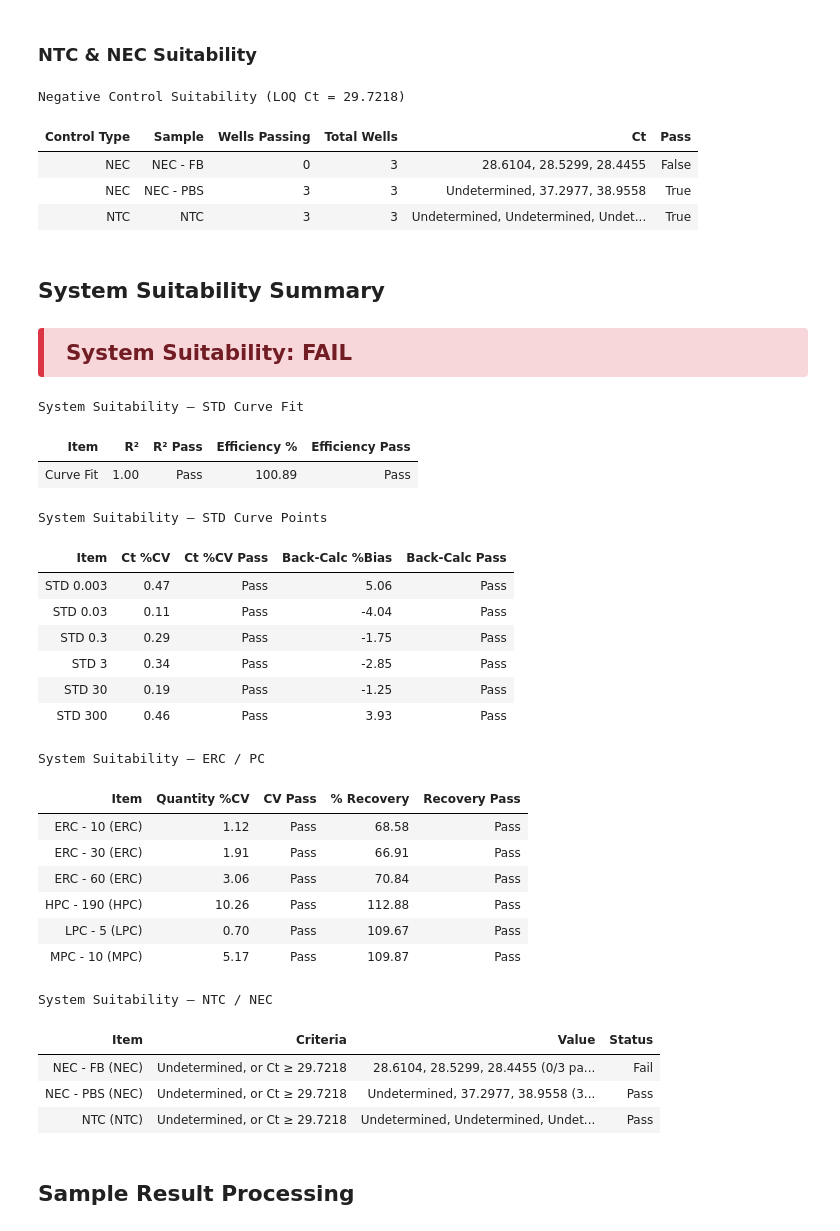
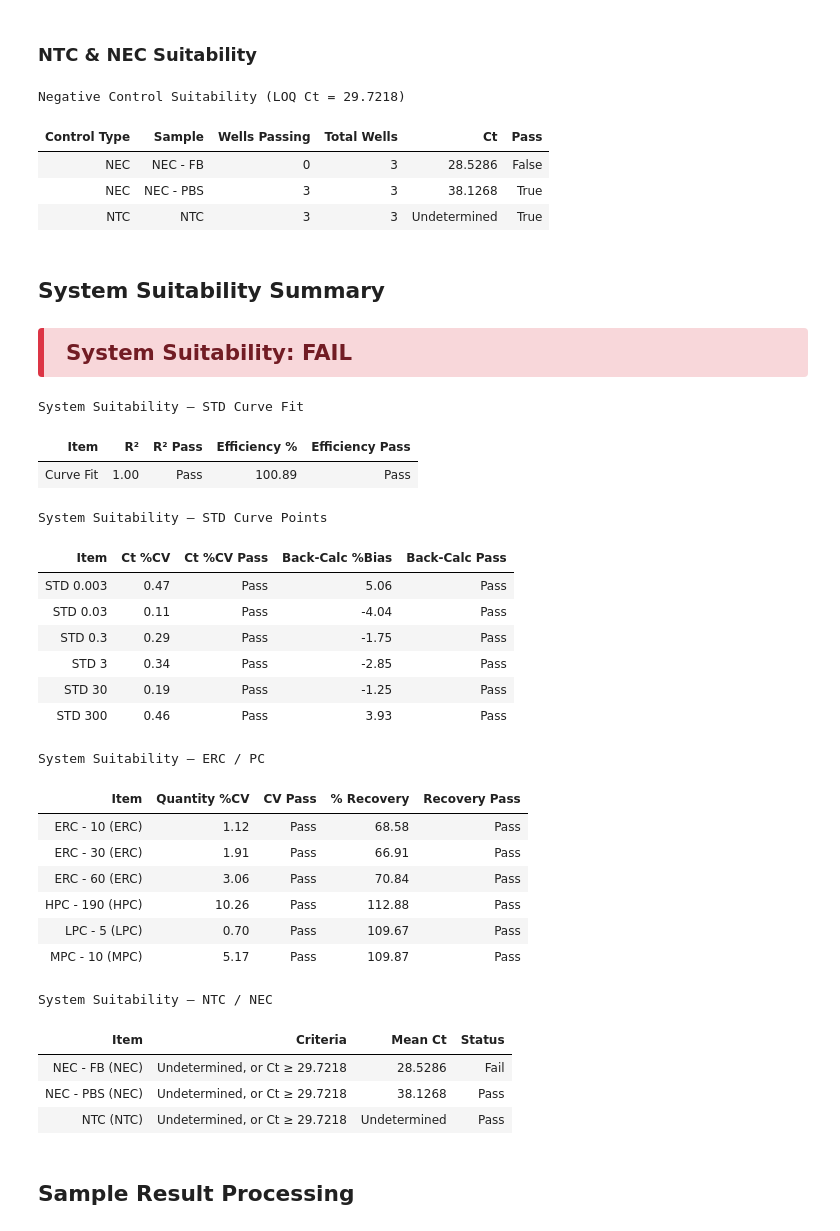
Before and after one commit to GabiRivera0011/resiDNA_workflows, a Jupyter notebook: Notebooks/01_Phase I.ipynb, the cells around one changed output. Drawn from its saved outputs; the diff is of its cells as text; code cells hidden in the pictures.

```diff
--- a/Notebooks/01_Phase I.ipynb
+++ b/Notebooks/01_Phase I.ipynb
@@ -812,9 +812,13 @@ negative_control_summary = (
     negative_controls_df.groupby(["control_type", "sample_name"], as_index=False)
     .agg(**{
         "Wells Passing": ("well_pass", "sum"), "Total Wells": ("well_pass", "size"),
-        # Each well's own Ct, shown alongside LOQ Ct below so a Fail is
-        # traceable to the actual measured value that drove it.
-        "Ct": ("ct", lambda s: ", ".join("Undetermined" if pd.isna(v) else str(v) for v in s)),
+        # Mean Ct across the group's wells (Undetermined wells excluded
+        # via pandas' default NaN-skipping mean; "Undetermined" only if
+        # every well was), shown alongside LOQ Ct below so a Fail is
+        # traceable to the value that drove it. Rounded here (4dp, matching
+        # the instrument's own Ct precision) since this mean is genuinely
+        # computed, not instrument-reported.
+        "Ct": ("ct", lambda s: "Undetermined" if s.isna().all() else round(s.mean(), 4)),
     })
 )
 negative_control_summary["Pass"] = (
@@ -834,13 +838,14 @@ style_table(
     caption=f"Negative Control Suitability (LOQ Ct = {loq_ct})",
     align="left",
     precision=0,
+    precision_overrides={"Ct": 4},
 )
 # %% [output]
 Negative Control Suitability (LOQ Ct = 29.7218)
 | Control Type | Sample | Wells Passing | Total Wells | Ct | Pass |
-| NEC | NEC - FB | 0 | 3 | 28.6104, 28.5299, 28.4455 | False |
-| NEC | NEC - PBS | 3 | 3 | Undetermined, 37.2977, 38.9558 | True |
-| NTC | NTC | 3 | 3 | Undetermined, Undetermined, Undet... | True |
+| NEC | NEC - FB | 0 | 3 | 28.5286 | False |
+| NEC | NEC - PBS | 3 | 3 | 38.1268 | True |
+| NTC | NTC | 3 | 3 | Undetermined | True |
 # %% [markdown]
 ## System Suitability Summary
 # %%
@@ -926,38 +931,38 @@ ntc_nec_rows = []
 for _, row in negative_control_summary.iterrows():
     ntc_nec_rows.append({
         "Item": f"{row['Sample']} ({row['Control Type']})",
         "Criteria": f"Undetermined, or Ct ≥ {loq_ct}",
-        "Value": f"{row['Ct']} ({row['Wells Passing']}/{row['Total Wells']} passing)",
+        "Mean Ct": str(row['Ct']),
         "Status": "Pass" if row["Pass"] else "Fail",
     })
 
 display_criteria_group(ntc_nec_rows, caption="System Suitability — NTC / NEC")
 # %% [output]
 System Suitability: FAIL
 System Suitability — STD Curve Fit
 | Item | R² | R² Pass | Efficiency % | Efficiency Pass |
 | Curve Fit | 1.00 | Pass | 100.89 | Pass |
 System Suitability — STD Curve Points
 | Item | Ct %CV | Ct %CV Pass | Back-Calc %Bias | Back-Calc Pass |
 | STD 0.003 | 0.47 | Pass | 5.06 | Pass |
 | STD 0.03 | 0.11 | Pass | -4.04 | Pass |
 | STD 0.3 | 0.29 | Pass | -1.75 | Pass |
 | STD 3 | 0.34 | Pass | -2.85 | Pass |
 | STD 30 | 0.19 | Pass | -1.25 | Pass |
 | STD 300 | 0.46 | Pass | 3.93 | Pass |
 System Suitability — ERC / PC
 | Item | Quantity %CV | CV Pass | % Recovery | Recovery Pass |
 | ERC - 10 (ERC) | 1.12 | Pass | 68.58 | Pass |
 | ERC - 30 (ERC) | 1.91 | Pass | 66.91 | Pass |
 | ERC - 60 (ERC) | 3.06 | Pass | 70.84 | Pass |
 | HPC - 190 (HPC) | 10.26 | Pass | 112.88 | Pass |
 | LPC - 5 (LPC) | 0.70 | Pass | 109.67 | Pass |
 | MPC - 10 (MPC) | 5.17 | Pass | 109.87 | Pass |
 System Suitability — NTC / NEC
-| Item | Criteria | Value | Status |
-| NEC - FB (NEC) | Undetermined, or Ct ≥ 29.7218 | 28.6104, 28.5299, 28.4455 (0/3 pa... | Fail |
-| NEC - PBS (NEC) | Undetermined, or Ct ≥ 29.7218 | Undetermined, 37.2977, 38.9558 (3... | Pass |
-| NTC (NTC) | Undetermined, or Ct ≥ 29.7218 | Undetermined, Undetermined, Undet... | Pass |
+| Item | Criteria | Mean Ct | Status |
+| NEC - FB (NEC) | Undetermined, or Ct ≥ 29.7218 | 28.5286 | Fail |
+| NEC - PBS (NEC) | Undetermined, or Ct ≥ 29.7218 | 38.1268 | Pass |
+| NTC (NTC) | Undetermined, or Ct ≥ 29.7218 | Undetermined | Pass |
 # %% [markdown]
 ## Sample Result Processing
 # %% [markdown]
```
Also changed, not shown: 2 other files.
